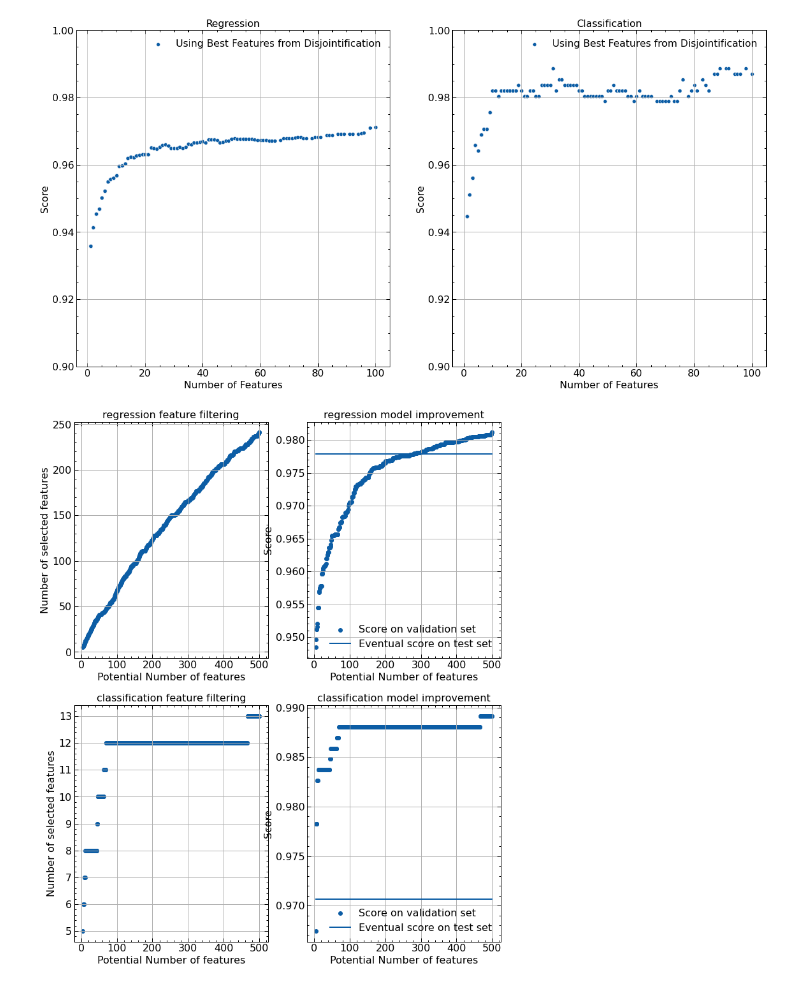
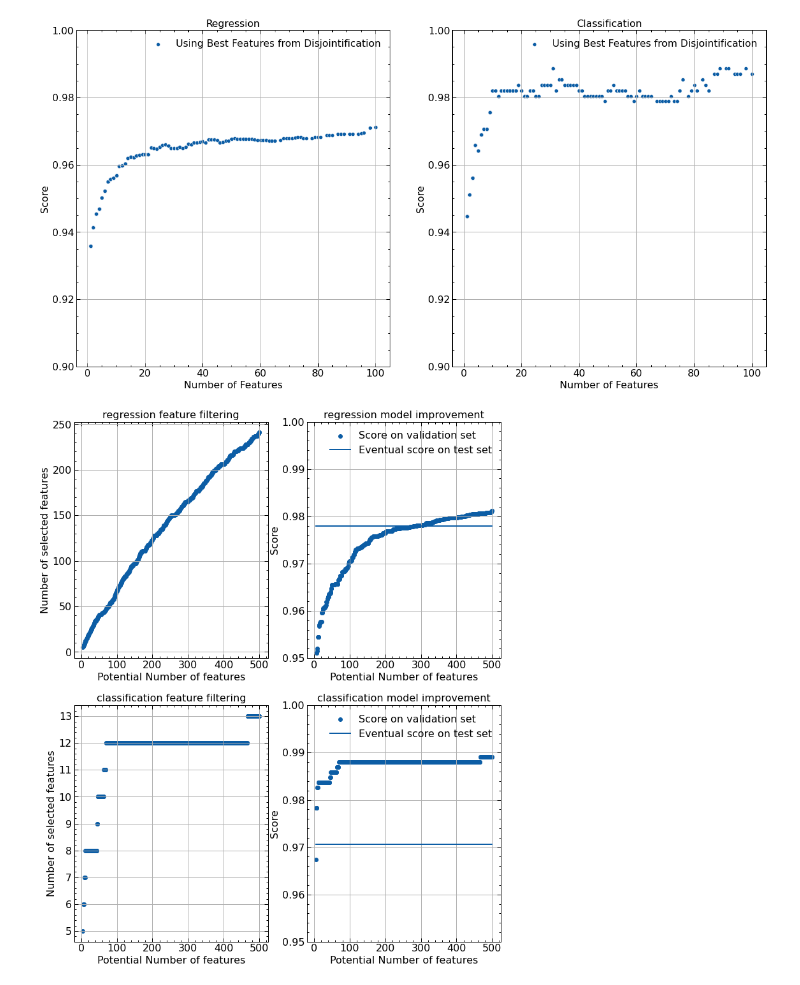
Before and after one commit to Spectral-OD/feature_selection_by_disjointification, a Jupyter notebook: 07_Wrapper_Implementation.ipynb, the cells around one changed output. Drawn from its saved outputs; the diff is of its cells as text; code cells hidden in the pictures.

Commit message:
updated wrapper notebook

```diff
--- a/07_Wrapper_Implementation.ipynb
+++ b/07_Wrapper_Implementation.ipynb
@@ -45,6 +45,7 @@ Best features vs. Worst Features - Regression/Classification Score
 wrapper = DisjointificationWrapper(disjointification_model=disj, train_size_split=0.5, validation_size_split=0.3,test_size_split=0.2)
 wrapper.run()
 # %%
-wrapper.show_results()
+ylim = [0.95,1.0]
+wrapper.show_results(ylim=ylim)
 # %% [output]
-[figure, old version]
+[figure, new version]
```
Also changed, not shown: 1 other file.
